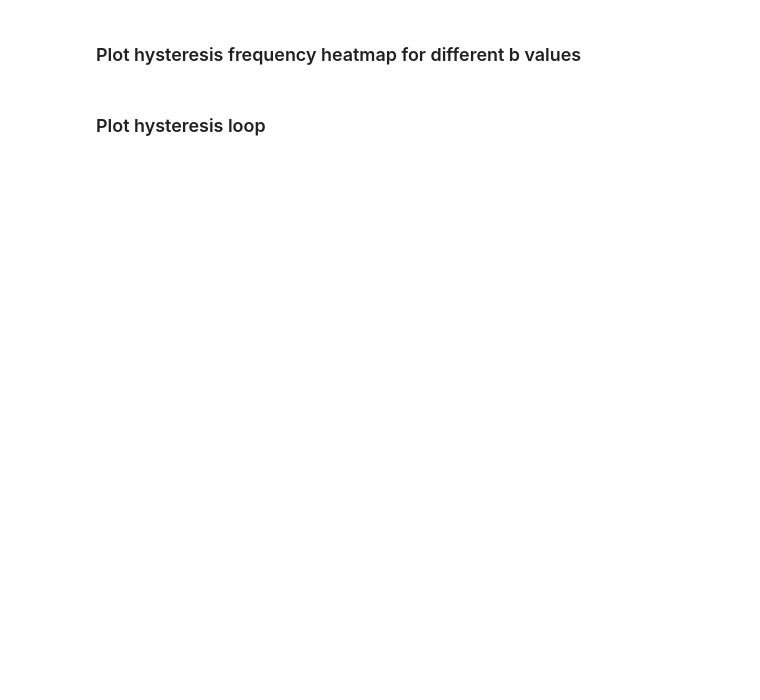
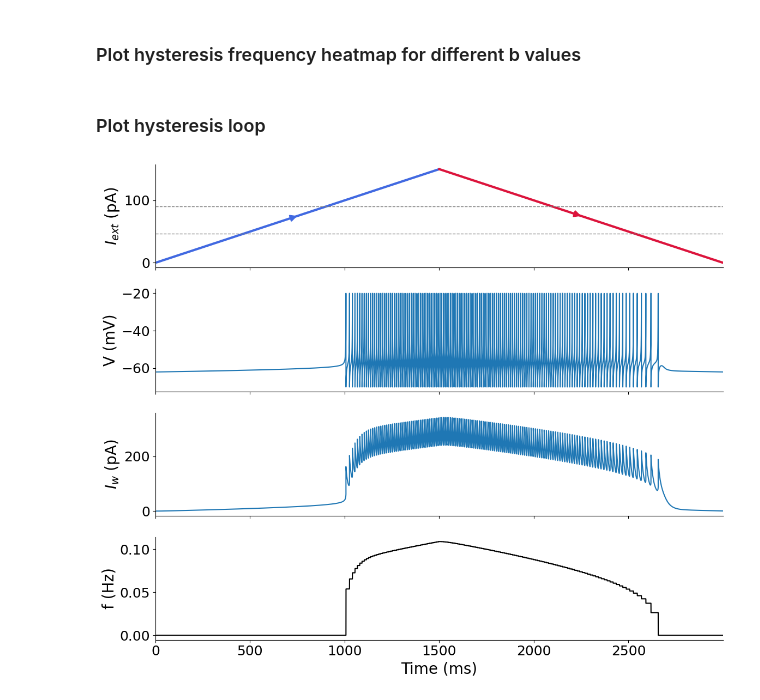
Before and after one commit to GabrieleCasagrande/MinimalNeuro_WorkingMemo, a Jupyter notebook: Single eQIF neuron/eQIF_hysteresis.ipynb, the cells around one changed output. Drawn from its saved outputs; the diff is of its cells as text; code cells hidden in the pictures; blank space fills up the shorter version.

Commit message:
Update code for figures: 3/6/2026

```diff
--- a/Single eQIF neuron/eQIF_hysteresis.ipynb
+++ b/Single eQIF neuron/eQIF_hysteresis.ipynb
@@ -86,7 +88,7 @@ time_array = np.arange(0, duration + dt/2, dt)
 for i, (a_val, i_val) in enumerate(parameters_grid_v2):
     I_injected = np.ones(len(time_array))*i_val
 
-    V_sim, Iw_sim, spikes_sim = variable_current_sim(time_array, I_injected, a_val, b=100, v0=-25, Iw0=500)
+    V_sim, Iw_sim, spikes_sim = variable_current_sim(time_array, I_injected, a_val, b=50, v0=-25, Iw0=500)
 
     avg_f = compute_rate(spikes_sim, t_start, t_end)
     I_vs_a_results[(a_val, i_val)] = avg_f
@@ -235,0 +273,51 @@ plt.show()
+# %%
+# Arrow position: midpoint of each segment
+def add_arrow(ax, t_seg, I_seg, color):
+    """Draw a filled arrow at the midpoint of a curve to indicate direction."""
+    mid = len(t_seg) // 2
+    # Arrow drawn from mid-1 to mid (short segment to get direction)
+    dx = t_seg[mid] - t_seg[mid - 1]
+    dy = I_seg[mid] - I_seg[mid - 1]
+    ax.annotate(
+        "",
+        xy=(t_seg[mid], I_seg[mid]),
+        xytext=(t_seg[mid - 1], I_seg[mid - 1]),
+        arrowprops=dict(
+            arrowstyle="-|>",
+            color=color,
+            lw=2,
+            mutation_scale=18,
+        ),
+    )
+
+# Plot the results
+fig, axs = plt.subplots(4, 1, figsize=(12, 10), sharex=True)
+
+# --- Current plot with colored ramps and directional arrows ---
+axs[0].plot(t_up,   I_up,   color='royalblue', lw=3)
+axs[0].plot(t_down, I_down, color='crimson',   lw=3)
+add_arrow(axs[0], t_up,   I_up,   color='royalblue')
+add_arrow(axs[0], t_down, I_down, color='crimson')
+axs[0].hlines(90, time_array_ramp[0], time_array_ramp[-1], color='gray', lw=1, ls='--')
+axs[0].hlines(47, time_array_ramp[0], time_array_ramp[-1], color='gray', lw=1, ls='--')
+axs[0].set_ylabel('$I_{ext}$ (pA)')
+
+axs[1].plot(time_array_ramp, V_sim)
+axs[1].set_ylabel('V (mV)')
+
+axs[2].plot(time_array_ramp, Iw_sim)
+axs[2].set_ylabel('$I_w$ (pA)')
+
+axs[3].plot(time_array_ramp, instantaneous_freq, 'k')
+axs[3].set_ylabel('f (Hz)')
+axs[3].set_xlabel('Time (ms)')
+
+for ax in axs:
+    ax.set_xlim(time_array_ramp[0], time_array_ramp[-1])
+    ax.spines['top'].set_visible(False)
+    ax.spines['right'].set_visible(False)
+
+plt.tight_layout()
+plt.show()
+# %% [output]
+[figure, added]
```
Also changed, not shown: parts of 5 cells of this notebook, 1 other file.
